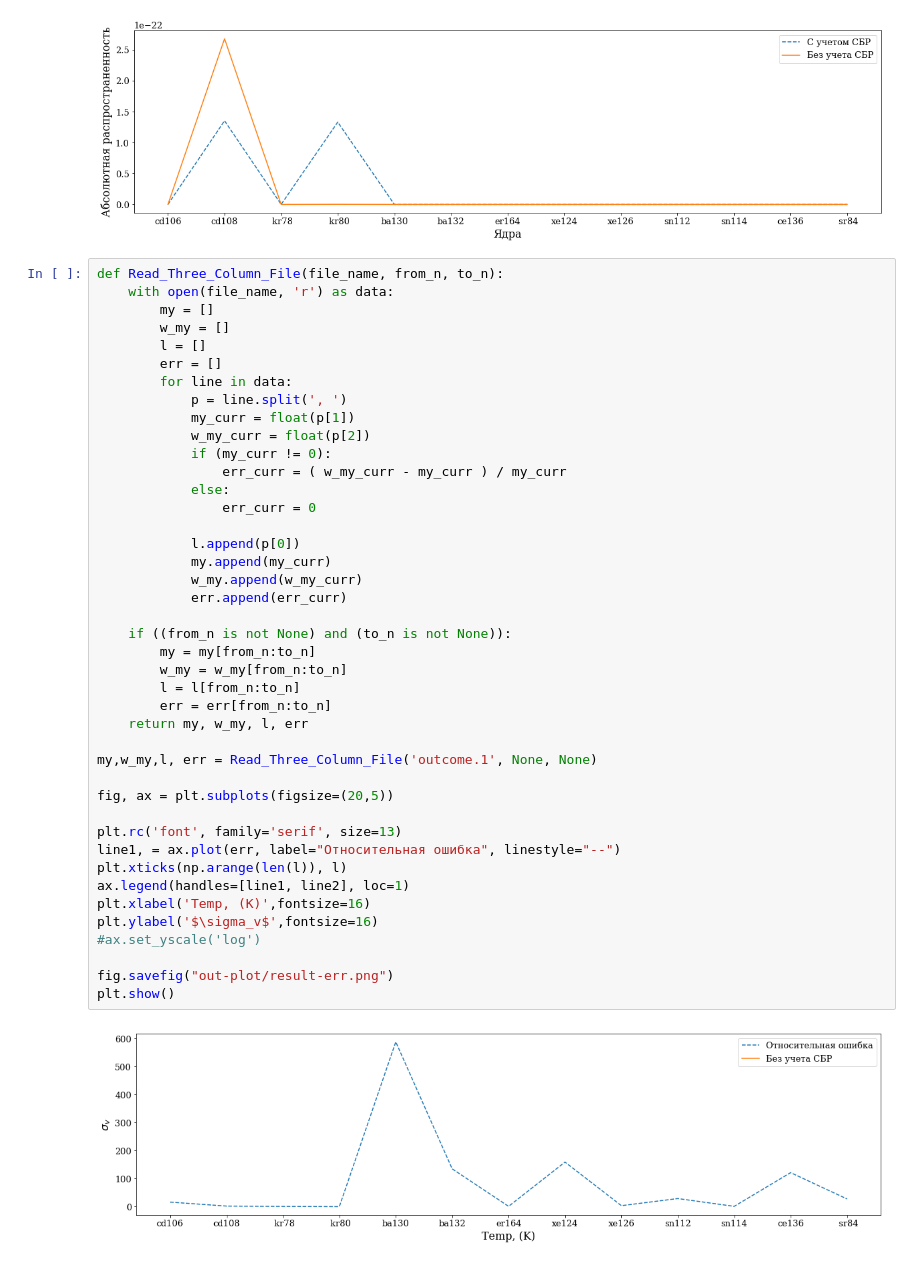
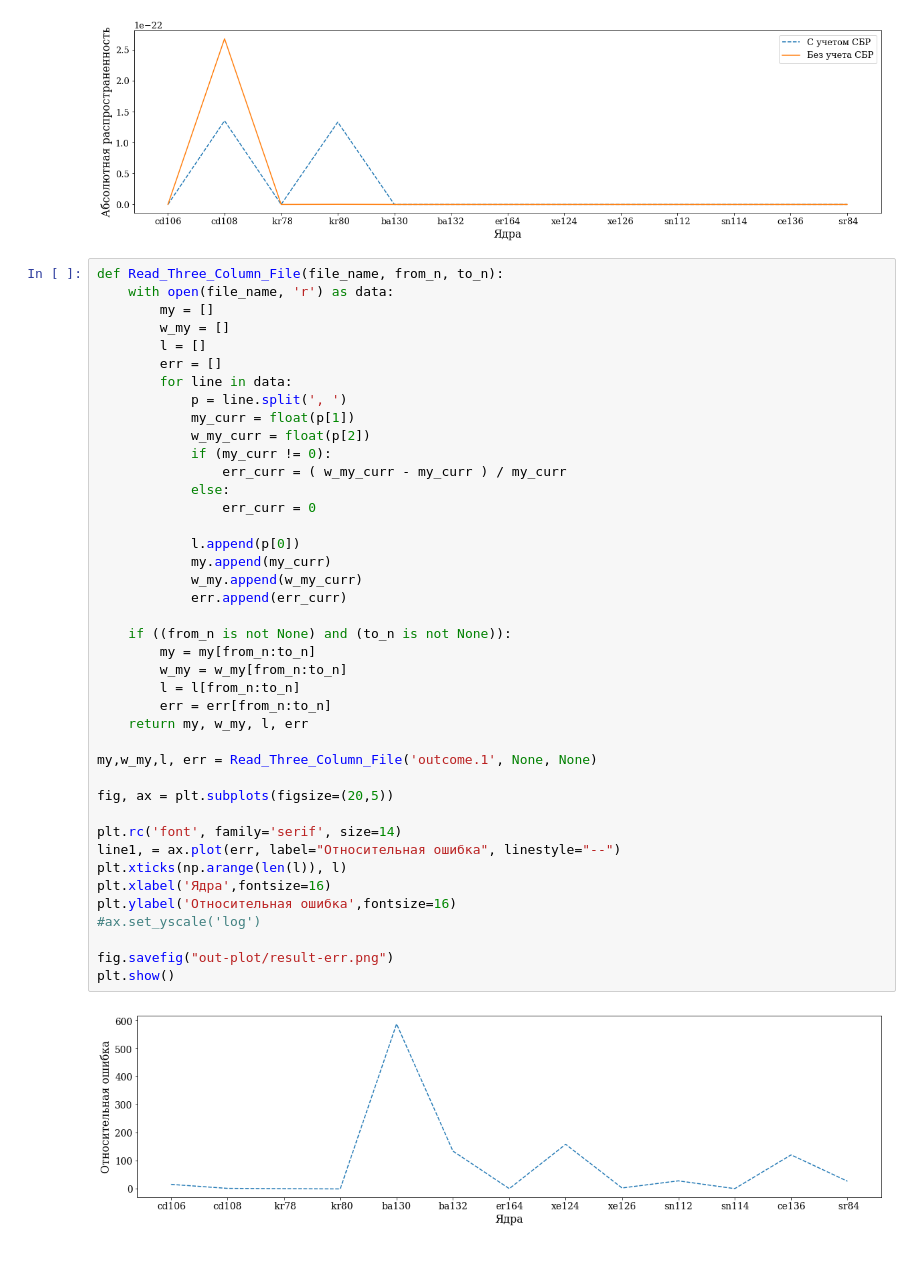
Before and after one commit to amakhno/Thesis, a Jupyter notebook: Plot.ipynb, the cells around one changed output. Cells and saved outputs as stored; diff of their text form.

Commit message:
New plots

```diff
--- a/Plot.ipynb
+++ b/Plot.ipynb
@@ -155,35 +157,34 @@ def Read_Three_Column_File(file_name, from_n, to_n):
             my_curr = float(p[1])
             w_my_curr = float(p[2])
             if (my_curr != 0):
                 err_curr = ( w_my_curr - my_curr ) / my_curr
             else:
                 err_curr = 0
 
             l.append(p[0])
             my.append(my_curr)
             w_my.append(w_my_curr)
             err.append(err_curr)
 
     if ((from_n is not None) and (to_n is not None)):
         my = my[from_n:to_n]
         w_my = w_my[from_n:to_n]
         l = l[from_n:to_n]
         err = err[from_n:to_n]
     return my, w_my, l, err
 
 my,w_my,l, err = Read_Three_Column_File('outcome.1', None, None)
 
 fig, ax = plt.subplots(figsize=(20,5))
 
-plt.rc('font', family='serif', size=13)
+plt.rc('font', family='serif', size=14)
 line1, = ax.plot(err, label="Относительная ошибка", linestyle="--")
 plt.xticks(np.arange(len(l)), l)
-ax.legend(handles=[line1, line2], loc=1)
-plt.xlabel('Temp, (K)',fontsize=16)
-plt.ylabel('$\sigma_v$',fontsize=16)
+plt.xlabel('Ядра',fontsize=16)
+plt.ylabel('Относительная ошибка',fontsize=16)
 #ax.set_yscale('log')
 
 fig.savefig("out-plot/result-err.png")
 plt.show()
 # %% [output]
-[figure, old version]
+[figure, new version]
```
Also changed, not shown: parts of 4 cells of this notebook, 4 other files.
